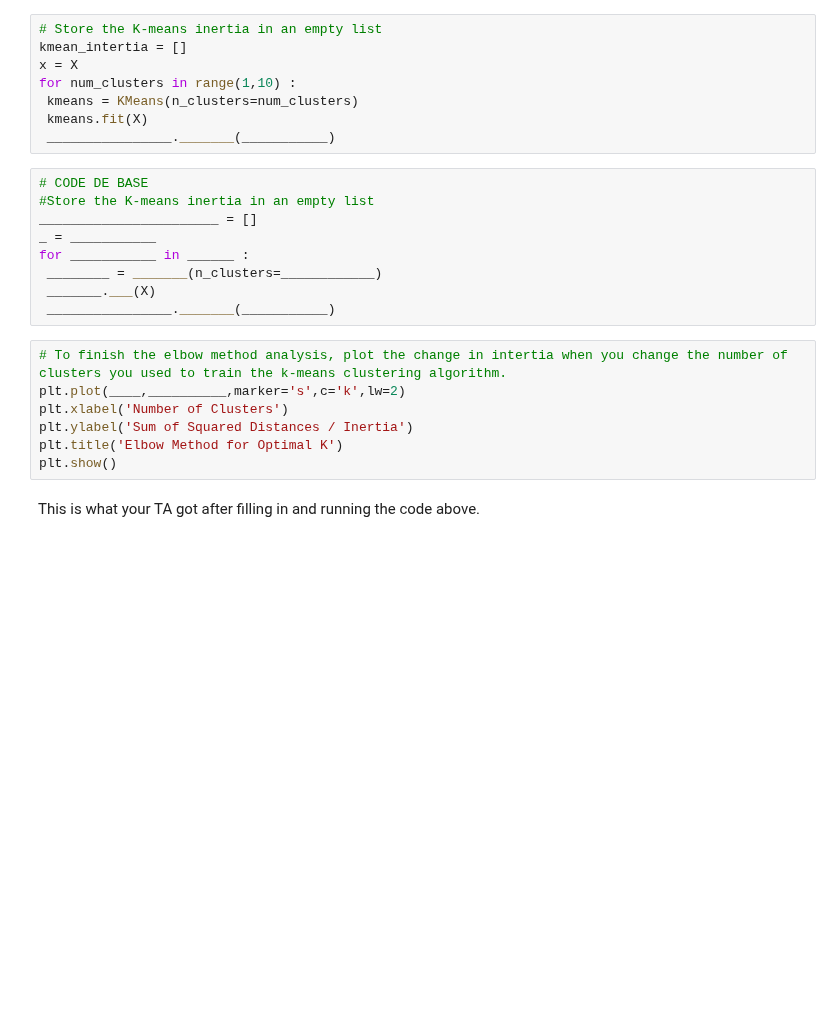
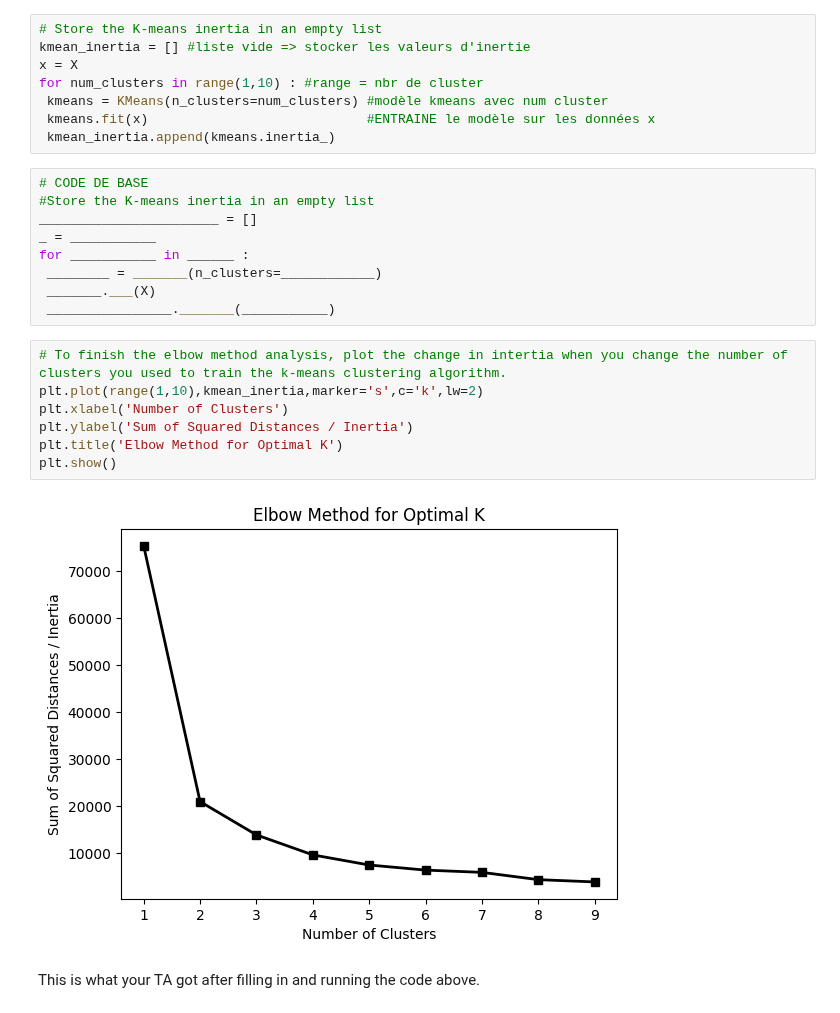
Before and after one commit to Coraliefringeli/2025_Intro_Python_Fringeli_Coralie, a Jupyter notebook: notebook/W4_S1.ipynb, the cells around one changed output. Saved outputs shown, nothing was run; the diff lists cells and outputs as text; blank space fills up the shorter version.

```diff
--- a/notebook/W4_S1.ipynb
+++ b/notebook/W4_S1.ipynb
@@ -141,12 +141,12 @@ from sklearn.cluster import KMeans
 from sklearn.metrics import silhouette_score
 # %%
 # Store the K-means inertia in an empty list
-kmean_intertia = []
+kmean_inertia = [] #liste vide => stocker les valeurs d'inertie
 x = X
-for num_clusters in range(1,10) :
- kmeans = KMeans(n_clusters=num_clusters)
- kmeans.fit(X)
- ________________._______(___________)
+for num_clusters in range(1,10) : #range = nbr de cluster
+ kmeans = KMeans(n_clusters=num_clusters) #modèle kmeans avec num cluster
+ kmeans.fit(x)                            #ENTRAINE le modèle sur les données x
+ kmean_inertia.append(kmeans.inertia_)
 # %%
 # CODE DE BASE
 #Store the K-means inertia in an empty list
@@ -158,11 +158,13 @@ for ___________ in ______ :
  ________________._______(___________)
 # %%
 # To finish the elbow method analysis, plot the change in intertia when you change the number of clusters you used to train the k-means clustering algorithm.
-plt.plot(____,__________,marker='s',c='k',lw=2)
+plt.plot(range(1,10),kmean_inertia,marker='s',c='k',lw=2)
 plt.xlabel('Number of Clusters')
 plt.ylabel('Sum of Squared Distances / Inertia')
 plt.title('Elbow Method for Optimal K')
 plt.show()
+# %% [output]
+[figure, added]
 # %% [markdown]
 This is what your TA got after filling in and running the code above.
 # %% [markdown]
```
Also changed, not shown: parts of 4 cells of this notebook.
